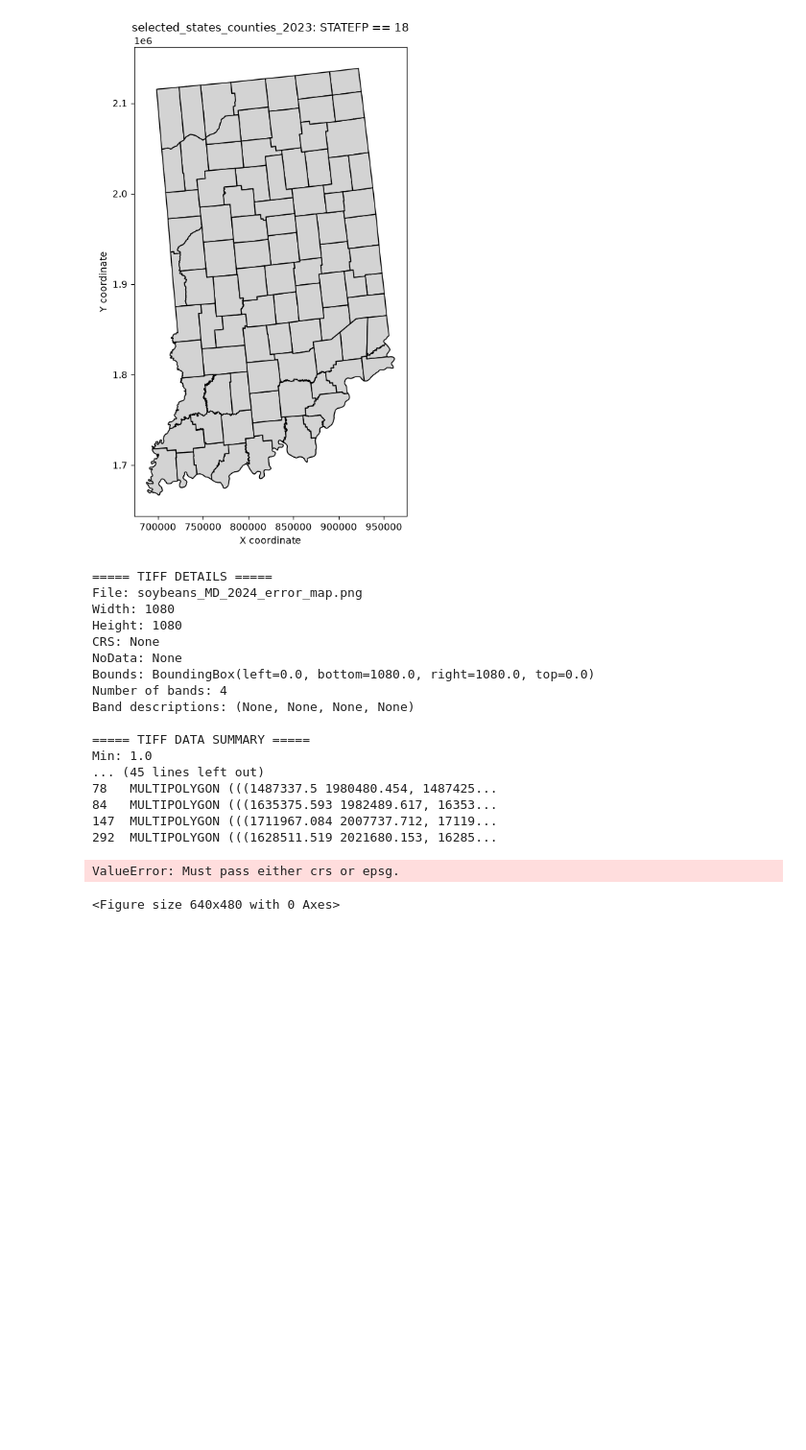
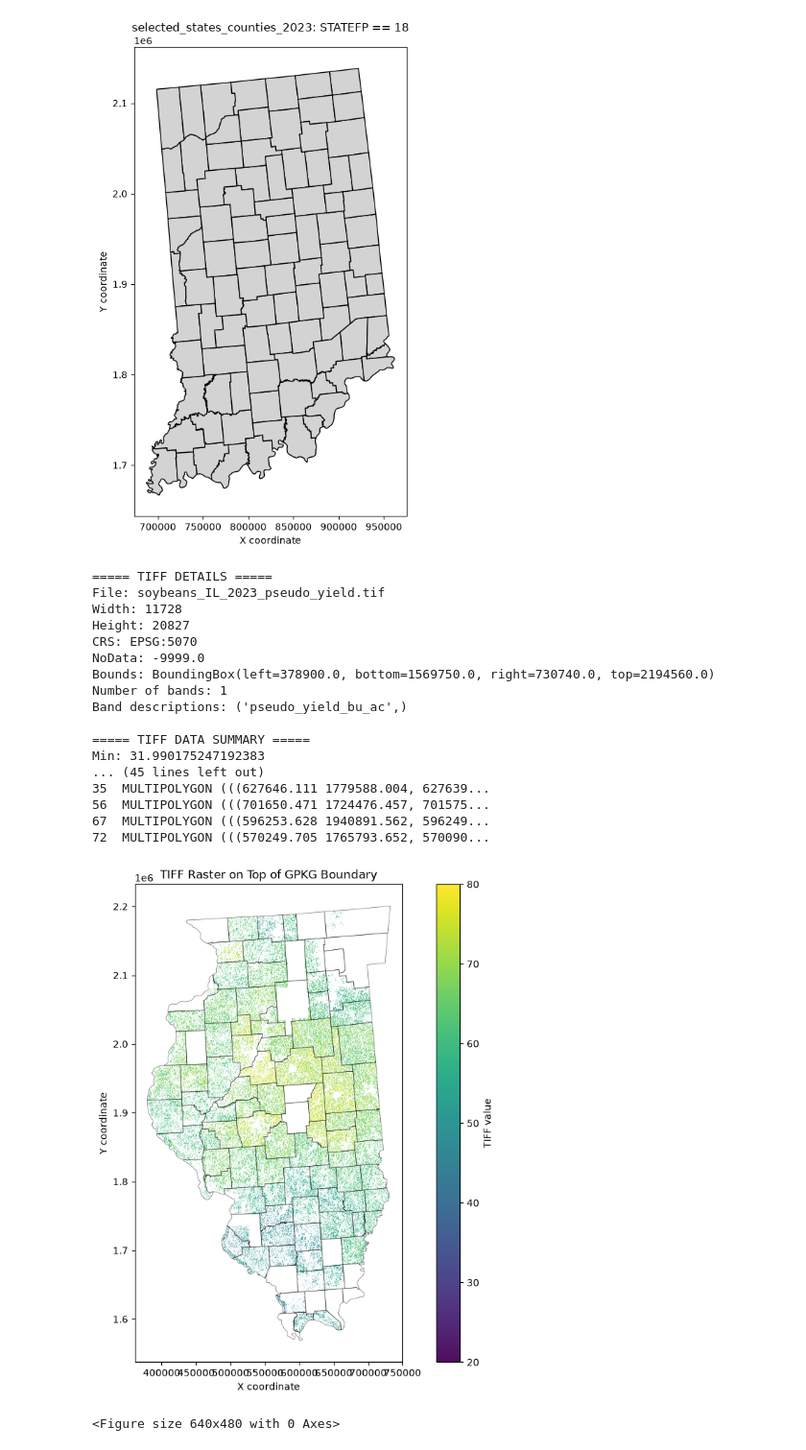
Before and after one commit to samarranjit/EO-based-yield-prediction, a Jupyter notebook: notebooks/visualization.ipynb, the cells around one changed output. Shown at 96% size. Cells and saved outputs as stored; diff of their text form; code cells hidden in the pictures; blank space fills up the shorter version.

```diff
--- a/notebooks/visualization.ipynb
+++ b/notebooks/visualization.ipynb
@@ -220,7 +220,7 @@ Year =2024
 # ------------------------------------------------------------
 # 1. File paths
 # ------------------------------------------------------------
-tif_path = rf"/home/cholab/LabMembers/Samar/EO-based-yield-prediction/model/outputs/predictions/soybeans_MD_2024_error_map.png"
+tif_path = rf"/home/cholab/LabMembers/Samar/EO-based-yield-prediction/data_preparation/data/pixel_distributed_yield/tifs/soybeans_IL_2023_pseudo_yield.tif"
 
 gpkg_path = r"/home/cholab/LabMembers/Samar/EO-based-yield-prediction/data_preparation/data/county_maps/selected_states_counties_2023.gpkg"
 
@@ -229,7 +229,7 @@ gpkg_path = r"/home/cholab/LabMembers/Samar/EO-based-yield-prediction/data_prepa
 # 2. GPKG filter settings
 # ------------------------------------------------------------
 filter_column = "STATEFP"
-filter_value = 24
+filter_value = 17
 
 # Keep None to automatically use the first layer that matches
 layer_to_plot = None
@@ -368,49 +368,50 @@ fig, ax = plt.subplots(figsize=(10, 8))
 img = ax.imshow(
     data,
     cmap=cmap,
     extent=raster_extent,
     alpha=0.95,
-    vmin =-50,
-    vmax = 25
+    vmin =20,
+    vmax = 80
+
 )
 
 # Plot GPKG underneath with low opacity
 gdf_match.plot(
     ax=ax,
     facecolor="none",
     edgecolor="black",
     linewidth=0.5,
     alpha=0.55
 )
 
 plt.colorbar(img, ax=ax, label="TIFF value")
 
 ax.set_title("TIFF Raster on Top of GPKG Boundary")
 ax.set_xlabel("X coordinate")
 ax.set_ylabel("Y coordinate")
 
 plt.tight_layout()
 # plt.savefig(f"/home/cholab/LabMembers/Samar/EO-based-yield-prediction/data_preparation/data/Maryland/Pseudo_Yield_Pdfs/soybeans_MD_{Year}_pseudo_yield.pdf", dpi=900)
 plt.show()
 # %% [output]
 ===== TIFF DETAILS =====
-File: soybeans_MD_2024_error_map.png
-Width: 1080
-Height: 1080
-CRS: None
-NoData: None
-Bounds: BoundingBox(left=0.0, bottom=1080.0, right=1080.0, top=0.0)
-Number of bands: 4
-Band descriptions: (None, None, None, None)
+File: soybeans_IL_2023_pseudo_yield.tif
+Width: 11728
+Height: 20827
+CRS: EPSG:5070
+NoData: -9999.0
+Bounds: BoundingBox(left=378900.0, bottom=1569750.0, right=730740.0, top=2194560.0)
+Number of bands: 1
+Band descriptions: ('pseudo_yield_bu_ac',)
 
 ===== TIFF DATA SUMMARY =====
-Min: 1.0
+Min: 31.990175247192383
 ... (45 lines left out)
-78   MULTIPOLYGON (((1487337.5 1980480.454, 1487425...
-84   MULTIPOLYGON (((1635375.593 1982489.617, 16353...
-147  MULTIPOLYGON (((1711967.084 2007737.712, 17119...
-292  MULTIPOLYGON (((1628511.519 2021680.153, 16285...
+35  MULTIPOLYGON (((627646.111 1779588.004, 627639...
+56  MULTIPOLYGON (((701650.471 1724476.457, 701575...
+67  MULTIPOLYGON (((596253.628 1940891.562, 596249...
+72  MULTIPOLYGON (((570249.705 1765793.652, 570090...
-ValueError: Must pass either crs or epsg.
+[figure, added]
 # %%
 # %% [output]
 <Figure size 640x480 with 0 Axes>
```
Also changed, not shown: 12 other files.
